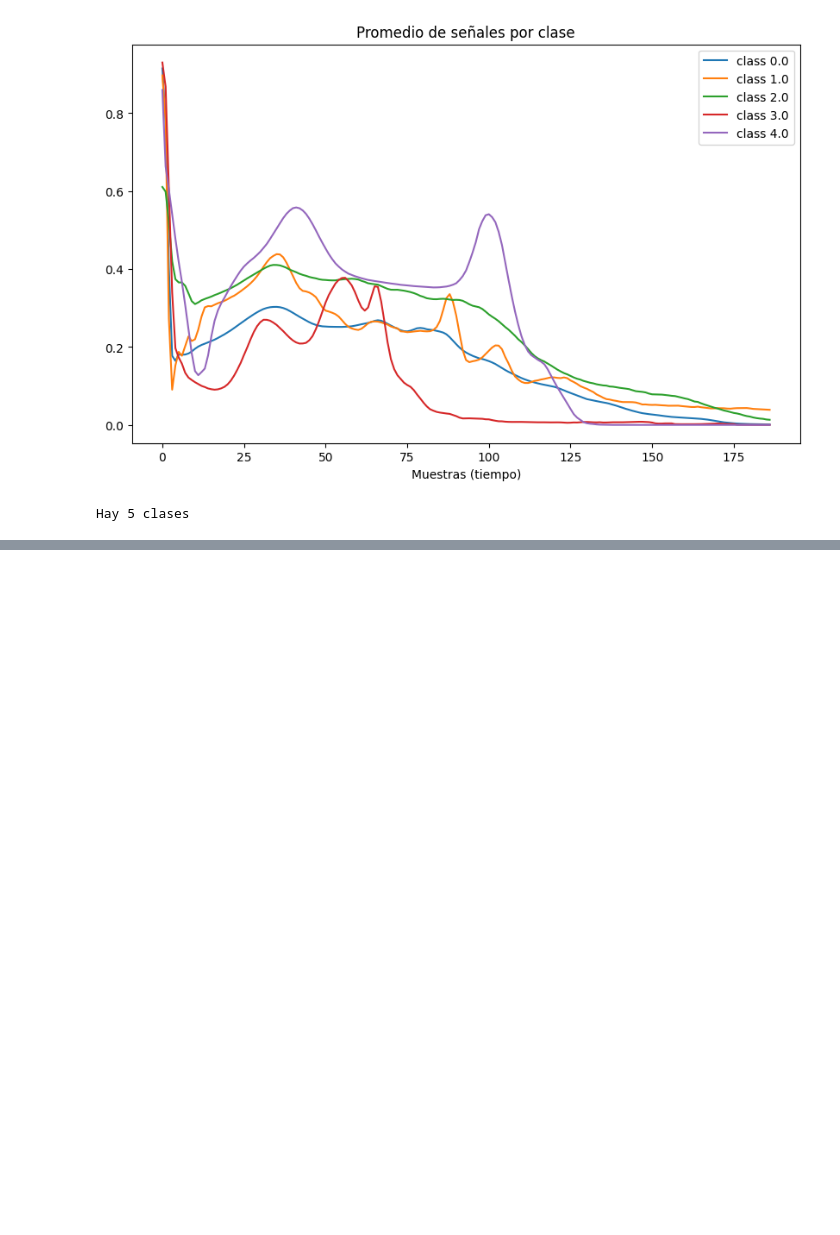
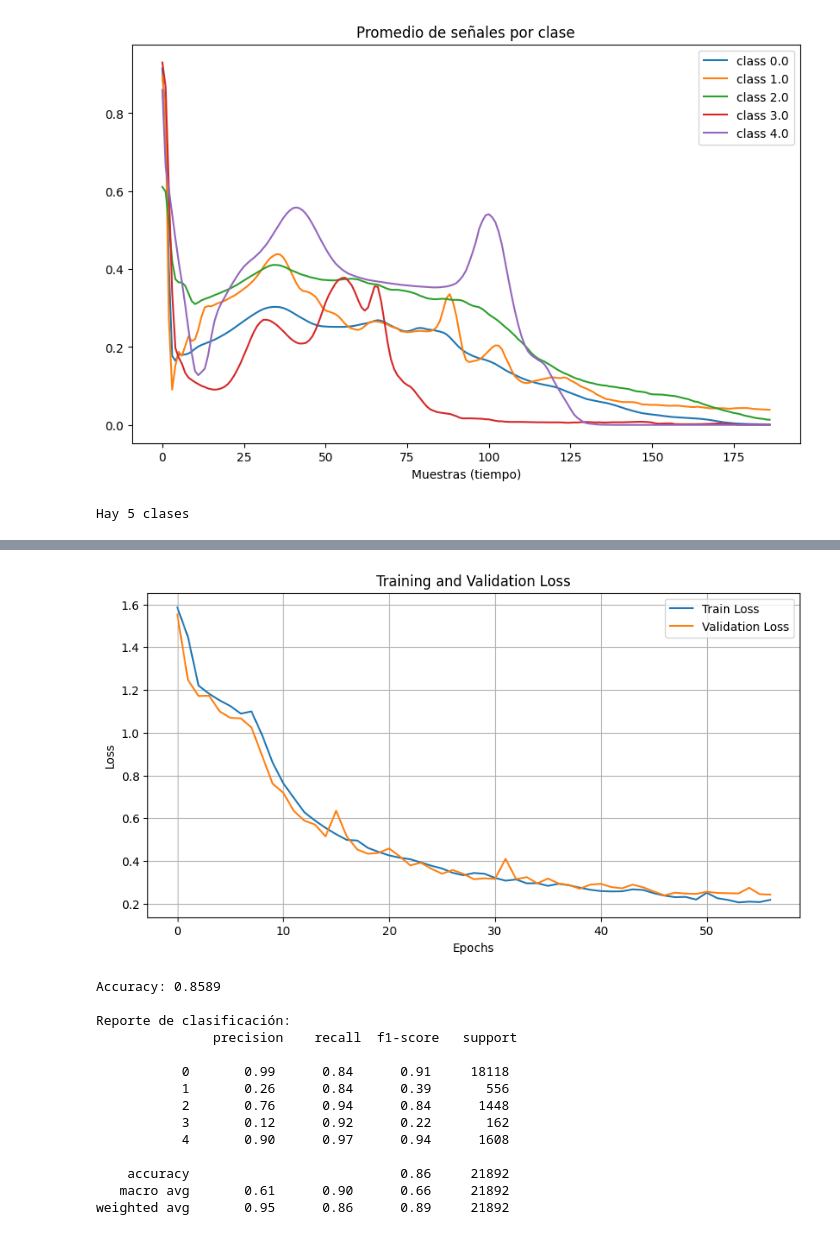
Before and after one commit to joacoguerrae/taller_dl, a Jupyter notebook: tarea_2/Tarea_2_Entrega.ipynb, the cells around one changed output, grey strips where cells are left out. Drawn from its saved outputs; the diff is of its cells as text; code cells hidden in the pictures; blank space fills up the shorter version.

```diff
--- a/tarea_2/Tarea_2_Entrega.ipynb
+++ b/tarea_2/Tarea_2_Entrega.ipynb
@@ -316,5 +395,3 @@ criterion = nn.CrossEntropyLoss(weight=class_weights_tensor)
 # %%
-optimizer_2 = optim.Adam(model_2.parameters(), lr=0.001)
-criterion_2 = nn.CrossEntropyLoss(weight=class_weights_tensor)
+optimizer_3 = optim.Adam(model_gru.parameters(), lr=0.001)
+criterion_3 = nn.CrossEntropyLoss(weight=class_weights_tensor)
-# %%
-utils.train(model,optimizer,criterion,train_loader,val_loader,DEVICE)
@@ -352,2 +397,0 @@ Epoch: 010 | Train Loss: 1.11392 | Val Loss: 1.09529
-# %%
-utils.train(model_2,optimizer_2,criterion_2,train_loader,val_loader,DEVICE)
@@ -384,0 +398,2 @@ Epoch: 010 | Train Loss: 0.76527 | Val Loss: 0.70214
+# %%
+train_errors_gru, val_errors_gru = utils.train(model_gru,optimizer_3,criterion_3,train_loader,val_loader,DEVICE,epochs=100,patience = 10)
@@ -384,0 +418,19 @@ Epoch: 010 | Train Loss: 0.76527 | Val Loss: 0.70214
+# %%
+utils.plot_taining(train_errors_gru, val_errors_gru)
+utils.model_calassification_report(model_gru, test_loader, DEVICE, nclasses)
+# %% [output]
+[figure, added]
+Accuracy: 0.8589
+
+Reporte de clasificación:
+               precision    recall  f1-score   support
+
+           0       0.99      0.84      0.91     18118
+           1       0.26      0.84      0.39       556
+           2       0.76      0.94      0.84      1448
+           3       0.12      0.92      0.22       162
+           4       0.90      0.97      0.94      1608
+
+    accuracy                           0.86     21892
+   macro avg       0.61      0.90      0.66     21892
+weighted avg       0.95      0.86      0.89     21892
```
Also changed, not shown: parts of 14 cells of this notebook, 2 other files.
